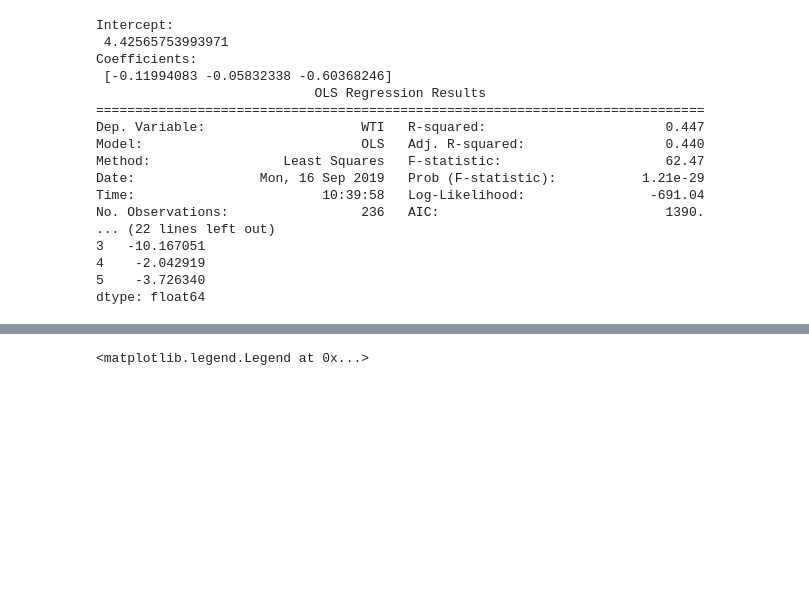
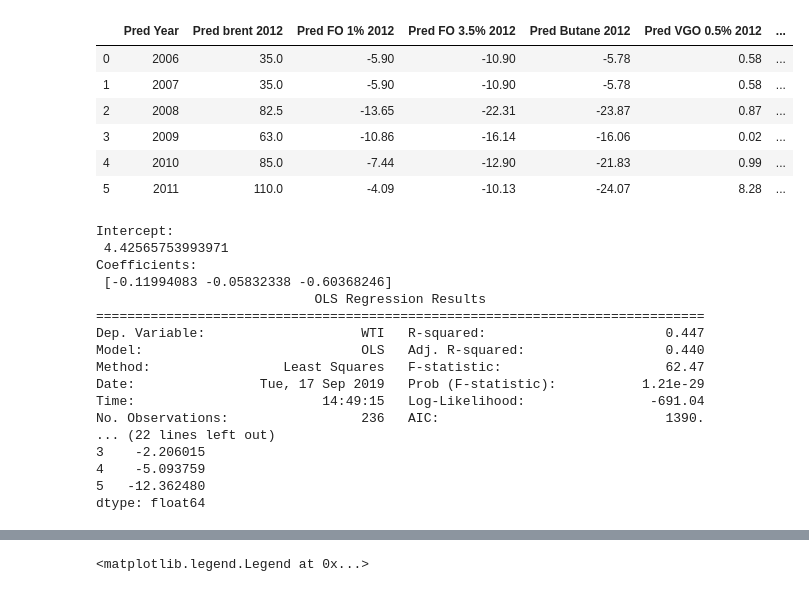
Before and after one commit to kaibawong/differential, a Jupyter notebook: WTI_pred.ipynb, the cells around one changed output, grey strips where cells are left out. Saved outputs shown, nothing was run; the diff lists cells and outputs as text; code cells hidden in the pictures; blank space fills up the shorter version.

```diff
--- a/WTI_pred.ipynb
+++ b/WTI_pred.ipynb
@@ -13,5 +14,15 @@ combi = pd.read_table('Historical_combi2.csv',delimiter =';')
 
 combi=combi.fillna(0)
+# %%
+I_2011
+# %% [output]
+|  | Pred Year | Pred brent 2012 | Pred FO 1% 2012 | Pred FO 3.5% 2012 | Pred Butane 2012 | Pred VGO 0.5% 2012 | ... |
+| 0 | 2006 | 35.0 | -5.90 | -10.90 | -5.78 | 0.58 | ... |
+| 1 | 2007 | 35.0 | -5.90 | -10.90 | -5.78 | 0.58 | ... |
+| 2 | 2008 | 82.5 | -13.65 | -22.31 | -23.87 | 0.87 | ... |
+| 3 | 2009 | 63.0 | -10.86 | -16.14 | -16.06 | 0.02 | ... |
+| 4 | 2010 | 85.0 | -7.44 | -12.90 | -21.83 | 0.99 | ... |
+| 5 | 2011 | 110.0 | -4.09 | -10.13 | -24.07 | 8.28 | ... |
 # %%
 X = combi[['Dated Brent','Butane','VGO 0.5%']]
 Y = combi['WTI']
@@ -27,9 +38,9 @@ predictions = model.predict(X)
 print_model = model.summary()
 print(print_model)
 
-DB= price["Dated brent"]
-Bu= price["Butane"]
-VGO05= price["VGO 0.5%"]
+DB= I_2011["Pred brent 2012"]
+Bu= I_2011["Pred Butane 2012"]
+VGO05= I_2011["Pred VGO 0.5% 2012"]
 linear_WTI=regr.intercept_+ regr.coef_[0]*DB + regr.coef_[1]*Bu + regr.coef_[2]*VGO05
 print(linear_WTI)
 # %% [output]
@@ -42,13 +53,13 @@ Coefficients:
 Dep. Variable:                    WTI   R-squared:                       0.447
 Model:                            OLS   Adj. R-squared:                  0.440
 Method:                 Least Squares   F-statistic:                     62.47
-Date:                Mon, 16 Sep 2019   Prob (F-statistic):           1.21e-29
-Time:                        10:39:58   Log-Likelihood:                -691.04
+Date:                Tue, 17 Sep 2019   Prob (F-statistic):           1.21e-29
+Time:                        14:49:15   Log-Likelihood:                -691.04
 No. Observations:                 236   AIC:                             1390.
 ... (22 lines left out)
-3   -10.167051
-4    -2.042919
-5    -3.726340
+3    -2.206015
+4    -5.093759
+5   -12.362480
 dtype: float64
 # %%
 nonlinear_WTI = -15.142388486653 - 2.06420352656404*Bu - 0.00877784990583735*DB*VGO05 - 0.000867998048676867*np.power(Bu,3) - 0.0803378779475392*np.power(Bu,2)
```
Also changed, not shown: parts of 6 cells of this notebook, 35 other files.
